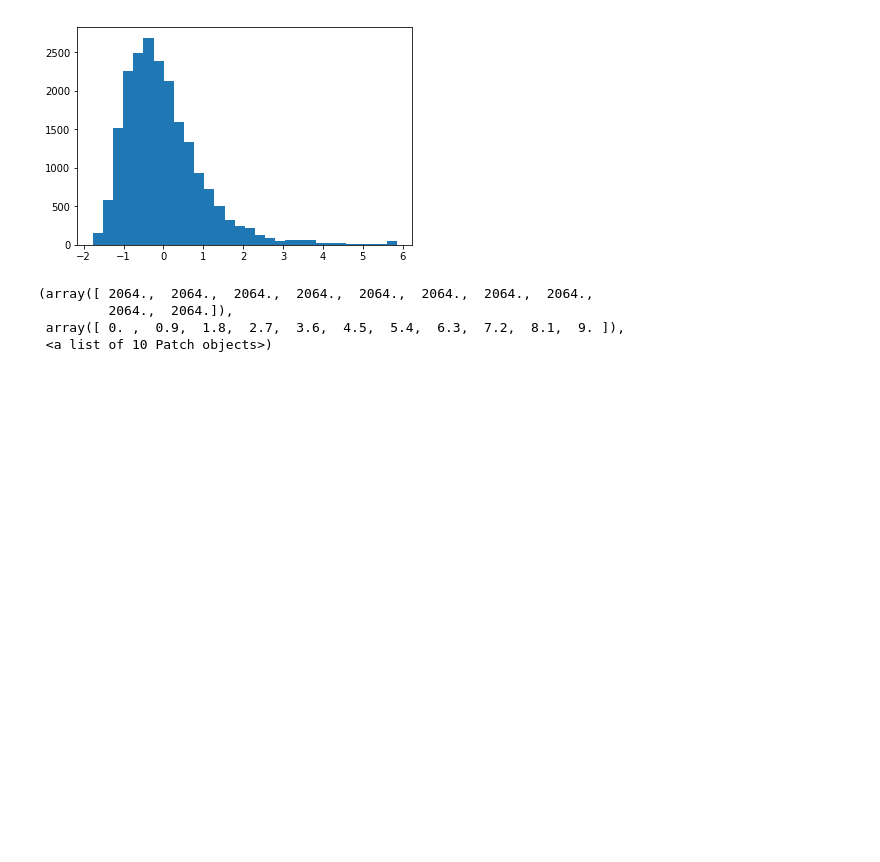
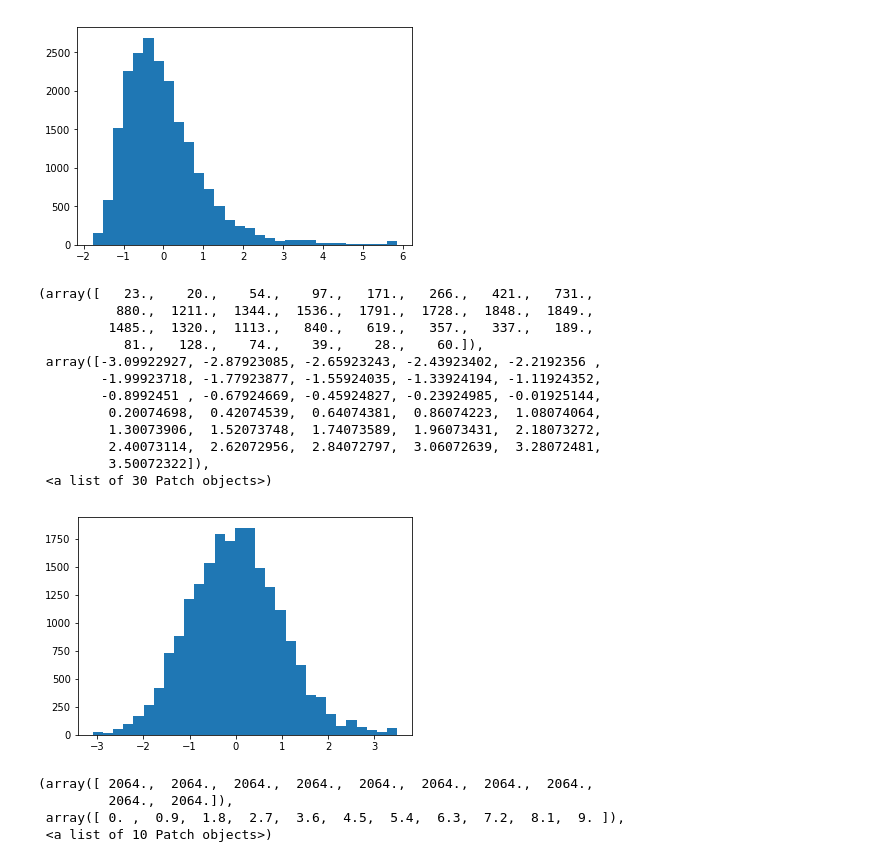
Before and after one commit to wluo-personal/AlphaBoosting, a Jupyter notebook: shiyi/EXP/scaler_comparison.ipynb, the cells around one changed output. Cells and saved outputs as stored; diff of their text form; code cells hidden in the pictures; blank space fills up the shorter version.

```diff
--- a/shiyi/EXP/scaler_comparison.ipynb
+++ b/shiyi/EXP/scaler_comparison.ipynb
@@ -138,6 +204,23 @@ plt.hist(income_ss, bins=30)
          5.85828581]),
  <a list of 30 Patch objects>)
 [figure]
+# %%
+#  apply Standard Scaler on logged long tail distribution, the long tail is pretty much gone
+plt.hist(StandardScaler().fit_transform(np.log2(income+1).reshape(-1,1)), bins=30)
+# %% [output]
+(array([   23.,    20.,    54.,    97.,   171.,   266.,   421.,   731.,
+          880.,  1211.,  1344.,  1536.,  1791.,  1728.,  1848.,  1849.,
+         1485.,  1320.,  1113.,   840.,   619.,   357.,   337.,   189.,
+           81.,   128.,    74.,    39.,    28.,    60.]),
+ array([-3.09922927, -2.87923085, -2.65923243, -2.43923402, -2.2192356 ,
+        -1.99923718, -1.77923877, -1.55924035, -1.33924194, -1.11924352,
+        -0.8992451 , -0.67924669, -0.45924827, -0.23924985, -0.01925144,
+         0.20074698,  0.42074539,  0.64074381,  0.86074223,  1.08074064,
+         1.30073906,  1.52073748,  1.74073589,  1.96073431,  2.18073272,
+         2.40073114,  2.62072956,  2.84072797,  3.06072639,  3.28072481,
+         3.50072322]),
+ <a list of 30 Patch objects>)
+[figure, added]
 # %%
 percentiles = np.percentile(house, [10, 20, 30, 40, 50, 60, 70, 80, 90])
 
```
Also changed, not shown: parts of 6 cells of this notebook.
